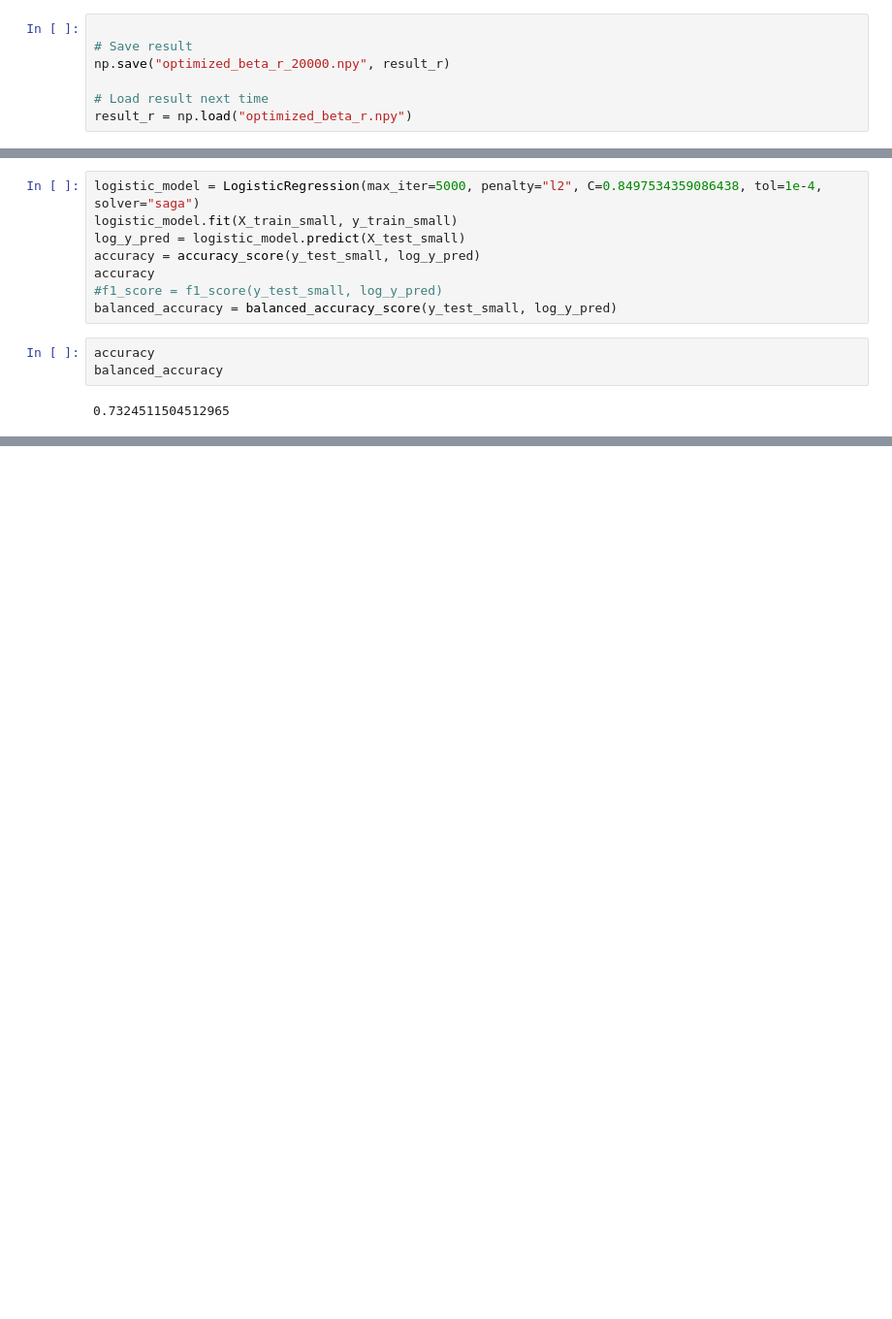
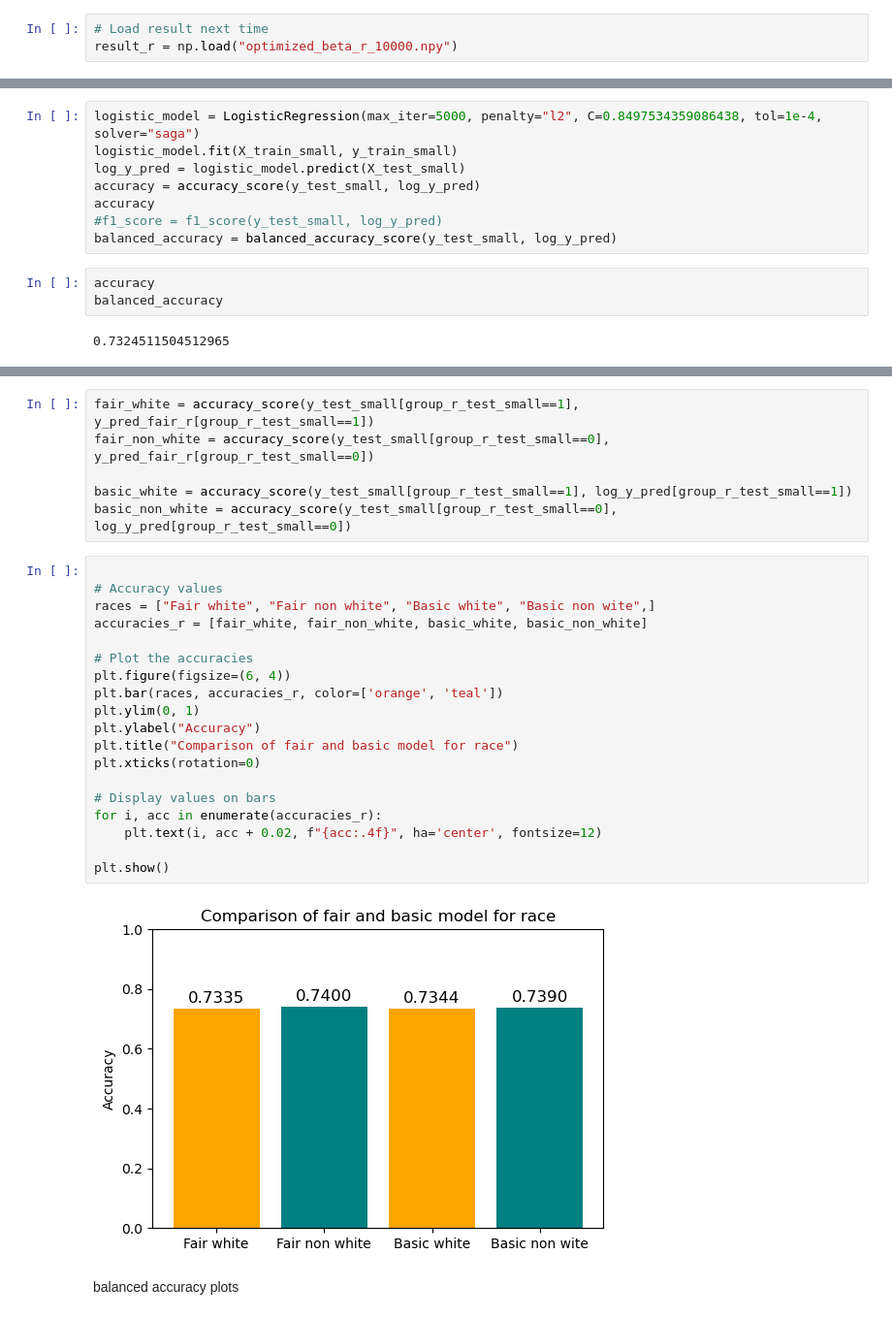
Before and after one commit to AlteaF/Algorithmic_Fairness_2025, a Jupyter notebook: ass2/afae25-assignment-02-template.ipynb, the cells around one changed output, grey strips where cells are left out. Shown at 97% size. Drawn from its saved outputs; the diff is of its cells as text; blank space fills up the shorter version.

```diff
--- a/ass2/afae25-assignment-02-template.ipynb
+++ b/ass2/afae25-assignment-02-template.ipynb
@@ -1063,10 +1161,6 @@ tnc: Converged (|f_n-f_(n-1)| ~= 0)
 # %%
-
-# Save result
-np.save("optimized_beta_r_20000.npy", result_r)
-
 # Load result next time
-result_r = np.load("optimized_beta_r.npy")
+result_r = np.load("optimized_beta_r_10000.npy")
 # %%
 from sklearn.metrics import accuracy_score
 
@@ -1103,0 +1211,29 @@ Group 1: 0.734
+# %%
+fair_white = accuracy_score(y_test_small[group_r_test_small==1], y_pred_fair_r[group_r_test_small==1])
+fair_non_white = accuracy_score(y_test_small[group_r_test_small==0], y_pred_fair_r[group_r_test_small==0])
+
+basic_white = accuracy_score(y_test_small[group_r_test_small==1], log_y_pred[group_r_test_small==1])
+basic_non_white = accuracy_score(y_test_small[group_r_test_small==0], log_y_pred[group_r_test_small==0])
+# %%
+
+# Accuracy values
+races = ["Fair white", "Fair non white", "Basic white", "Basic non wite",]
+accuracies_r = [fair_white, fair_non_white, basic_white, basic_non_white]
+
+# Plot the accuracies
+plt.figure(figsize=(6, 4))
+plt.bar(races, accuracies_r, color=['orange', 'teal'])
+plt.ylim(0, 1)
+plt.ylabel("Accuracy")
+plt.title("Comparison of fair and basic model for race")
+plt.xticks(rotation=0)
+
+# Display values on bars
+for i, acc in enumerate(accuracies_r):
+    plt.text(i, acc + 0.02, f"{acc:.4f}", ha='center', fontsize=12)
+
+plt.show()
+# %% [output]
+[figure, added]
+# %% [markdown]
+balanced accuracy plots
```
Also changed, not shown: parts of 27 cells of this notebook, 2 other files.
